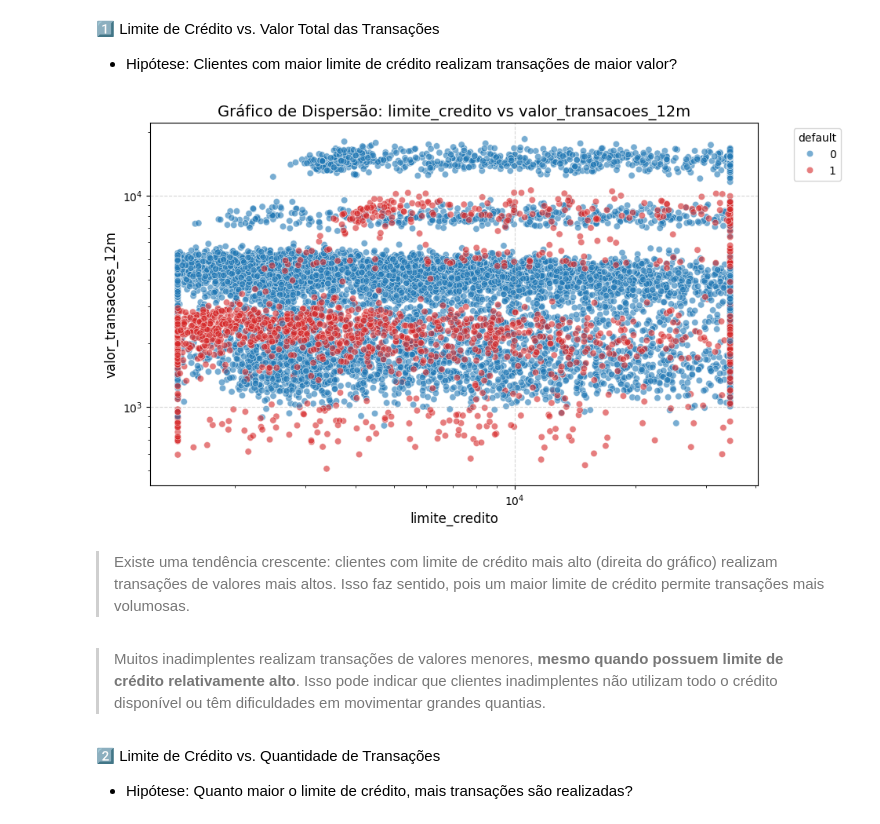
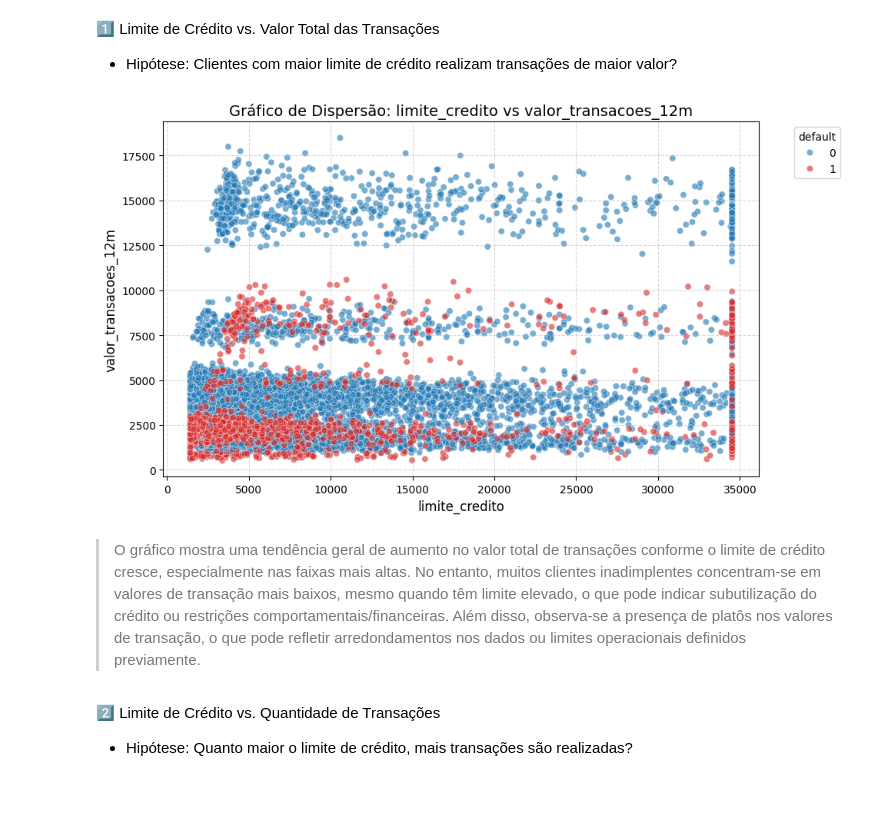
Before and after one commit to matheusvazdata/ml-classificacao-analise-de-inadimplencia, a Jupyter notebook: Projeto_ML_Classificacao_de_Inadimplentes.ipynb, the cells around one changed output. Cells and saved outputs as stored; diff of their text form; code cells hidden in the pictures; blank space fills up the shorter version.

```diff
--- a/Projeto_ML_Classificacao_de_Inadimplentes.ipynb
+++ b/Projeto_ML_Classificacao_de_Inadimplentes.ipynb
@@ -481,15 +481,13 @@ def grafico_dispersao(dados, x_col, y_col, hue_col='default', alpha=0.6, escala_
 1️⃣ Limite de Crédito vs. Valor Total das Transações
 - Hipótese: Clientes com maior limite de crédito realizam transações de maior valor?
 # %%
-grafico_dispersao(df, 'limite_credito', 'valor_transacoes_12m', escala_log=True)
+grafico_dispersao(df, 'limite_credito', 'valor_transacoes_12m')
 # %% [output]
-[figure, old version]
+[figure, new version]
-# %% [markdown]
-> Existe uma tendência crescente: clientes com limite de crédito mais alto (direita do gráfico) realizam transações de valores mais altos.
-Isso faz sentido, pois um maior limite de crédito permite transações mais volumosas.
-# %% [markdown]
-> Muitos inadimplentes realizam transações de valores menores, **mesmo quando possuem limite de crédito relativamente alto**.
-Isso pode indicar que clientes inadimplentes não utilizam todo o crédito disponível ou têm dificuldades em movimentar grandes quantias.
+# %% [markdown]
+> O gráfico mostra uma tendência geral de aumento no valor total de transações conforme o limite de crédito cresce, especialmente nas faixas mais altas.
+No entanto, muitos clientes inadimplentes concentram-se em valores de transação mais baixos, mesmo quando têm limite elevado, o que pode indicar subutilização do crédito ou restrições comportamentais/financeiras.
+Além disso, observa-se a presença de platôs nos valores de transação, o que pode refletir arredondamentos nos dados ou limites operacionais definidos previamente.
 # %% [markdown]
 2️⃣ Limite de Crédito vs. Quantidade de Transações
 - Hipótese: Quanto maior o limite de crédito, mais transações são realizadas?
```
Also changed, not shown: parts of 25 cells of this notebook.
